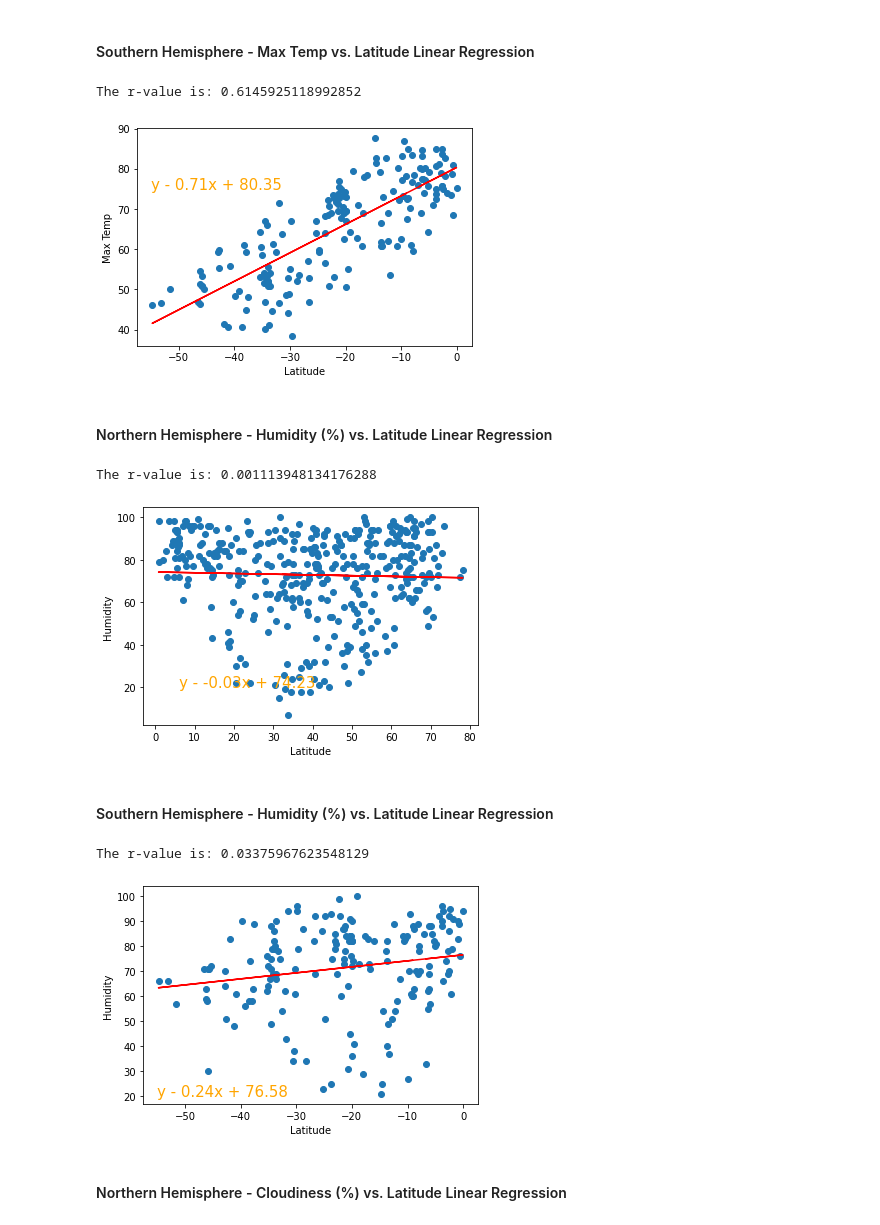
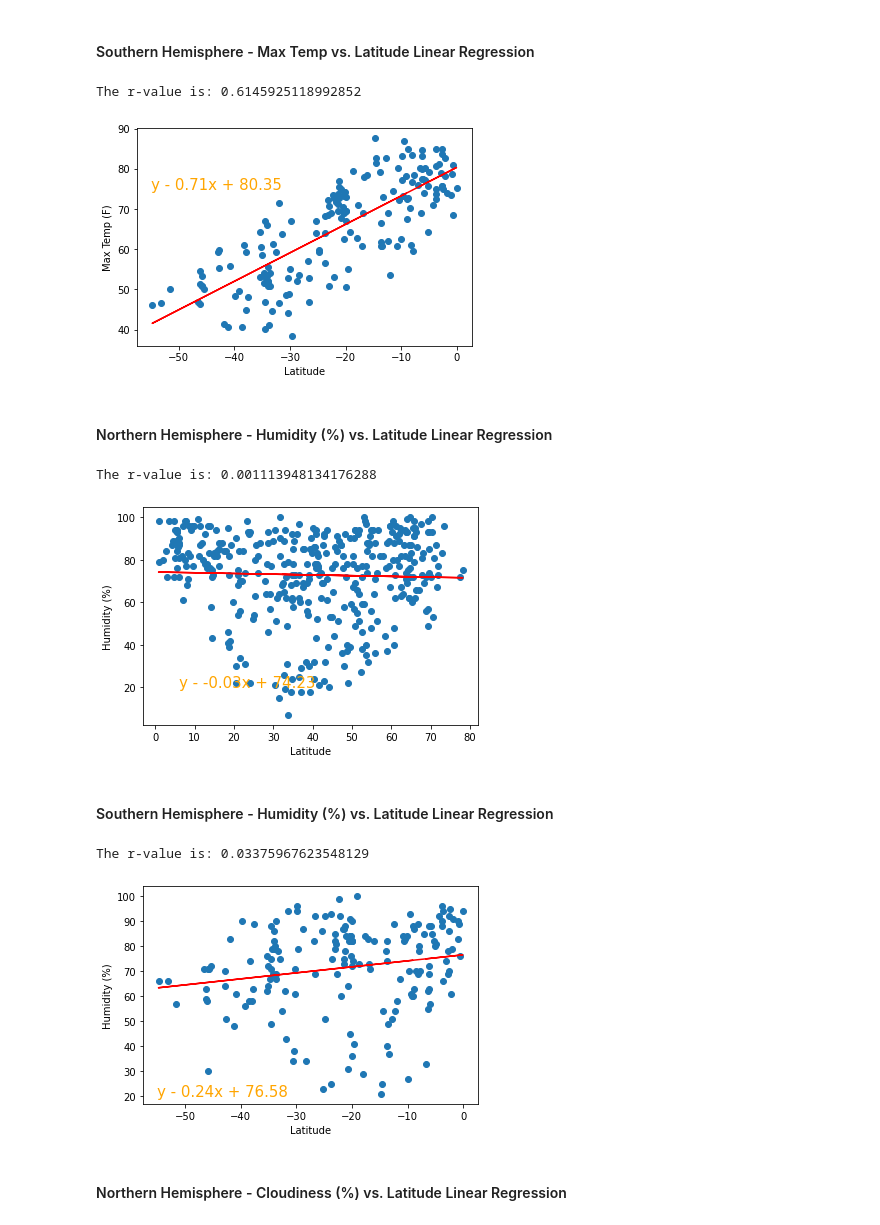
Before and after one commit to ImmaDadTho/python-api-challenge, a Jupyter notebook: WeatherPyChallenge/WeatherPy.ipynb, the cells around one changed output. Cells and saved outputs as stored; diff of their text form; code cells hidden in the pictures.

```diff
--- a/WeatherPyChallenge/WeatherPy.ipynb
+++ b/WeatherPyChallenge/WeatherPy.ipynb
@@ -318,31 +299,31 @@ The r-value is: 0.4978905628625174
 # %%
 # regressions for southern hemisphere vs temps
 x_values = southern_hemi["Latitude"]
 y_values = southern_hemi["Max Temp"]
-plot_linear_regression(x_values, y_values, "Max Temp", (-55,75))
+plot_linear_regression(x_values, y_values, "Max Temp (F)", (-55,75))
 # %% [output]
 The r-value is: 0.6145925118992852
-[figure, old version]
+[figure, new version]
 # %% [markdown]
 ####  Northern Hemisphere - Humidity (%) vs. Latitude Linear Regression
 # %%
 #regression for northern hemishphere humidity vs latitude
 x_values = northern_hemi["Latitude"]
 y_values = northern_hemi["Humidity"]
-plot_linear_regression(x_values, y_values, "Humidity", (6,20))
+plot_linear_regression(x_values, y_values, "Humidity (%)", (6,20))
 # %% [output]
 The r-value is: 0.001113948134176288
-[figure, old version]
+[figure, new version]
 # %% [markdown]
 ####  Southern Hemisphere - Humidity (%) vs. Latitude Linear Regression
 # %%
 #regression for southern hemishphere humidity vs latitude
 x_values = southern_hemi["Latitude"]
 y_values = southern_hemi["Humidity"]
-plot_linear_regression(x_values, y_values, "Humidity", (-55,20))
+plot_linear_regression(x_values, y_values, "Humidity (%)", (-55,20))
 # %% [output]
 The r-value is: 0.03375967623548129
-[figure, old version]
+[figure, new version]
 # %% [markdown]
 ####  Northern Hemisphere - Cloudiness (%) vs. Latitude Linear Regression
 # %%
```
Also changed, not shown: parts of 15 cells of this notebook, 5 other files.
